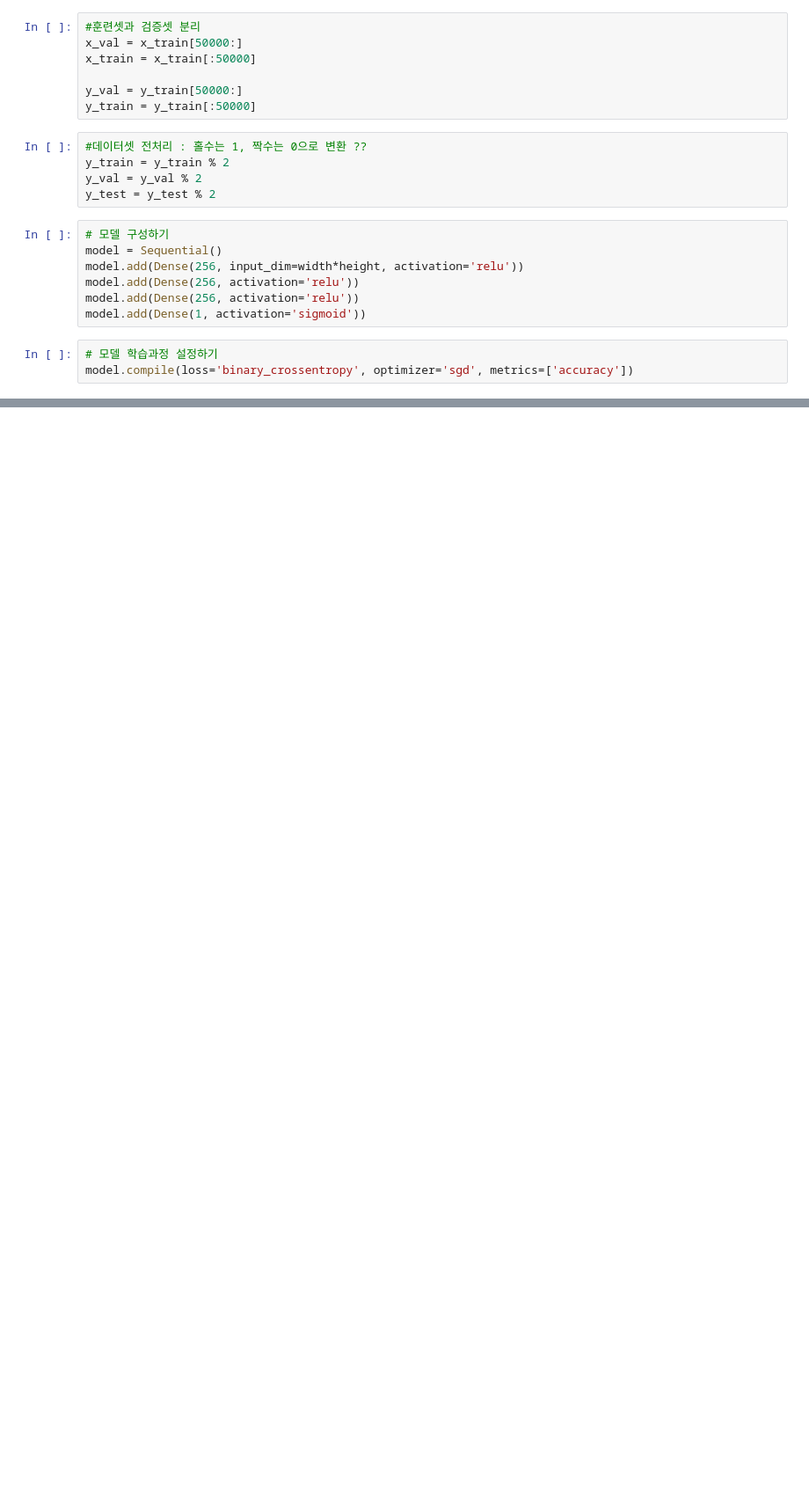
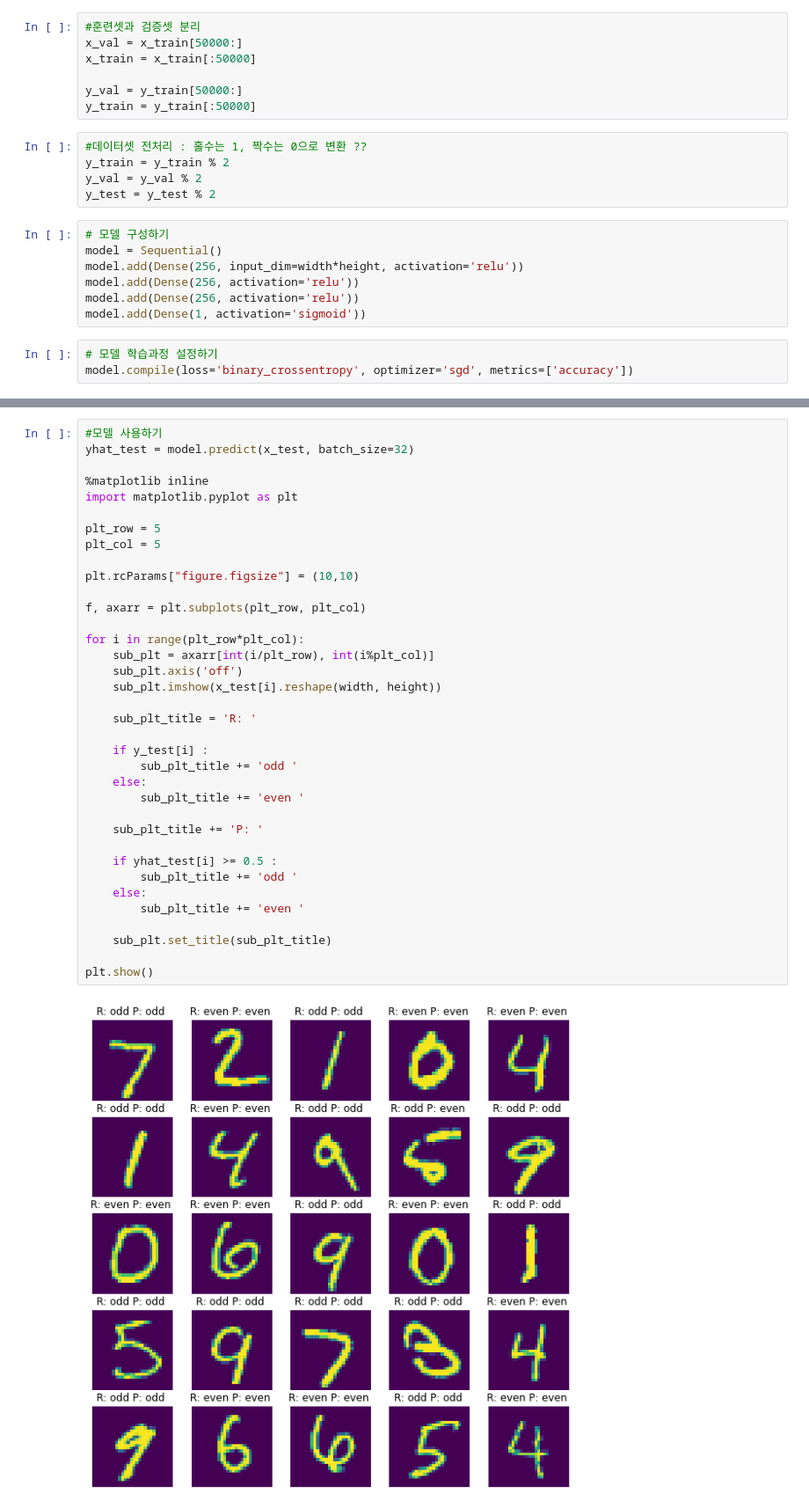
Before and after one commit to fishduke/ImageTraining, a Jupyter notebook: Multi-Layer/Multi-Layer.ipynb, the cells around one changed output, grey strips where cells are left out. Shown at 88% size. Saved outputs shown, nothing was run; the diff lists cells and outputs as text; blank space fills up the shorter version.

```diff
--- a/Multi-Layer/Multi-Layer.ipynb
+++ b/Multi-Layer/Multi-Layer.ipynb
@@ -115,3 +102,41 @@ ImportError: Failed to import `pydot`. Please install `pydot`. For example with
+# %%
+#모델 사용하기
+yhat_test = model.predict(x_test, batch_size=32)
+
+%matplotlib inline
+import matplotlib.pyplot as plt
+
+plt_row = 5
+plt_col = 5
+
+plt.rcParams["figure.figsize"] = (10,10)
+
+f, axarr = plt.subplots(plt_row, plt_col)
+
+for i in range(plt_row*plt_col):
+    sub_plt = axarr[int(i/plt_row), int(i%plt_col)]
+    sub_plt.axis('off')
+    sub_plt.imshow(x_test[i].reshape(width, height))
+
+    sub_plt_title = 'R: '
+
+    if y_test[i] :
+        sub_plt_title += 'odd '
+    else:
+        sub_plt_title += 'even '
+
+    sub_plt_title += 'P: '
+
+    if yhat_test[i] >= 0.5 :
+        sub_plt_title += 'odd '
+    else:
+        sub_plt_title += 'even '
+
+    sub_plt.set_title(sub_plt_title)
+
+plt.show()
+# %% [output]
+[figure, added]
 # %%
 print(type(model))
 # %% [output]
```
Also changed, not shown: parts of 10 cells of this notebook, 1 other file.
